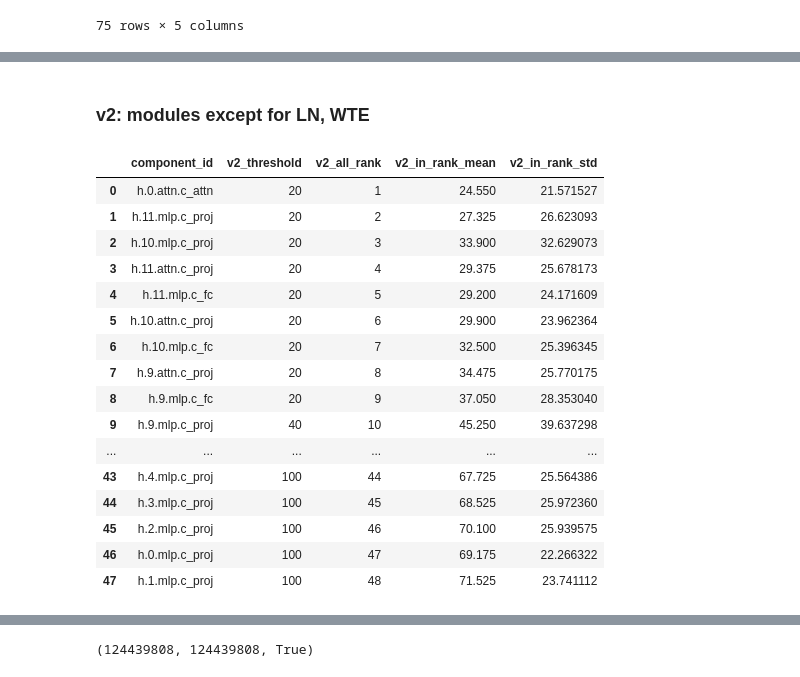
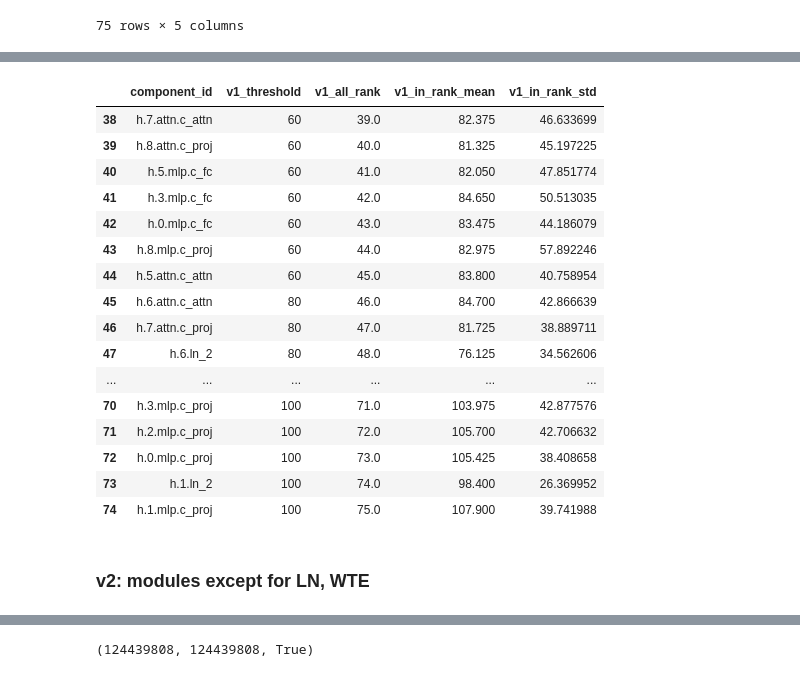
Before and after one commit to joonable/domain_adaptation_m2d2, a Jupyter notebook: 230630_modules_vs_submodules.ipynb, the cells around one changed output, grey strips where cells are left out. Saved outputs shown, nothing was run; the diff lists cells and outputs as text; code cells hidden in the pictures.

```diff
--- a/230630_modules_vs_submodules.ipynb
+++ b/230630_modules_vs_submodules.ipynb
@@ -372,3 +462,25 @@ df_submodules.loc[:, ["layer", "component_id", "v1_threshold", "v1_rank"]].sort_
+# %%
+df_submodules.loc[:, ["layer", "component_id", "v1_threshold", "v1_rank"]].sort_values('v1_rank')\
+    .rename({"v1_rank": "v1_all_rank"}, axis=1)\
+    .merge(df_v1.reset_index(), on=["component_id", "layer"], how='left').drop("layer", axis=1).tail(37)
+# %% [output]
+|  | component_id | v1_threshold | v1_all_rank | v1_in_rank_mean | v1_in_rank_std |
+| 38 | h.7.attn.c_attn | 60 | 39.0 | 82.375 | 46.633699 |
+| 39 | h.8.attn.c_proj | 60 | 40.0 | 81.325 | 45.197225 |
+| 40 | h.5.mlp.c_fc | 60 | 41.0 | 82.050 | 47.851774 |
+| 41 | h.3.mlp.c_fc | 60 | 42.0 | 84.650 | 50.513035 |
+| 42 | h.0.mlp.c_fc | 60 | 43.0 | 83.475 | 44.186079 |
+| 43 | h.8.mlp.c_proj | 60 | 44.0 | 82.975 | 57.892246 |
+| 44 | h.5.attn.c_attn | 60 | 45.0 | 83.800 | 40.758954 |
+| 45 | h.6.attn.c_attn | 80 | 46.0 | 84.700 | 42.866639 |
+| 46 | h.7.attn.c_proj | 80 | 47.0 | 81.725 | 38.889711 |
+| 47 | h.6.ln_2 | 80 | 48.0 | 76.125 | 34.562606 |
+| ... | ... | ... | ... | ... | ... |
+| 70 | h.3.mlp.c_proj | 100 | 71.0 | 103.975 | 42.877576 |
+| 71 | h.2.mlp.c_proj | 100 | 72.0 | 105.700 | 42.706632 |
+| 72 | h.0.mlp.c_proj | 100 | 73.0 | 105.425 | 38.408658 |
+| 73 | h.1.ln_2 | 100 | 74.0 | 98.400 | 26.369952 |
+| 74 | h.1.mlp.c_proj | 100 | 75.0 | 107.900 | 39.741988 |
 # %% [markdown]
 ### v2: modules except for LN, WTE
 # %%
@@ -377,24 +489,6 @@ df_v2 = df_sub_in_rank.loc[df_sub_in_rank.is_localised].groupby(["layer", "compo
 
 df_v2.columns = ["v2_in_rank_mean", "v2_in_rank_std"]
 
-df_submodules.loc[df_submodules.is_localised, ["layer", "component_id", "v2_threshold", "v2_rank"]].sort_values('v2_rank')\
-    .rename({"v2_rank": "v2_all_rank"}, axis=1)\
-    .merge(df_v2.reset_index(), on=["component_id", "layer"], how='left').drop("layer", axis=1)
+# df_submodules.loc[df_submodules.is_localised, ["layer", "component_id", "v2_threshold", "v2_rank"]].sort_values('v2_rank')\
+#     .rename({"v2_rank": "v2_all_rank"}, axis=1)\
+#     .merge(df_v2.reset_index(), on=["component_id", "layer"], how='left').drop("layer", axis=1)
-# %% [output]
-|  | component_id | v2_threshold | v2_all_rank | v2_in_rank_mean | v2_in_rank_std |
-| 0 | h.0.attn.c_attn | 20 | 1 | 24.550 | 21.571527 |
-| 1 | h.11.mlp.c_proj | 20 | 2 | 27.325 | 26.623093 |
-| 2 | h.10.mlp.c_proj | 20 | 3 | 33.900 | 32.629073 |
-| 3 | h.11.attn.c_proj | 20 | 4 | 29.375 | 25.678173 |
-| 4 | h.11.mlp.c_fc | 20 | 5 | 29.200 | 24.171609 |
-| 5 | h.10.attn.c_proj | 20 | 6 | 29.900 | 23.962364 |
-| 6 | h.10.mlp.c_fc | 20 | 7 | 32.500 | 25.396345 |
-| 7 | h.9.attn.c_proj | 20 | 8 | 34.475 | 25.770175 |
-| 8 | h.9.mlp.c_fc | 20 | 9 | 37.050 | 28.353040 |
-| 9 | h.9.mlp.c_proj | 40 | 10 | 45.250 | 39.637298 |
-| ... | ... | ... | ... | ... | ... |
-| 43 | h.4.mlp.c_proj | 100 | 44 | 67.725 | 25.564386 |
-| 44 | h.3.mlp.c_proj | 100 | 45 | 68.525 | 25.972360 |
-| 45 | h.2.mlp.c_proj | 100 | 46 | 70.100 | 25.939575 |
-| 46 | h.0.mlp.c_proj | 100 | 47 | 69.175 | 22.266322 |
-| 47 | h.1.mlp.c_proj | 100 | 48 | 71.525 | 23.741112 |
```
Also changed, not shown: parts of 21 cells of this notebook, 1 other file.
